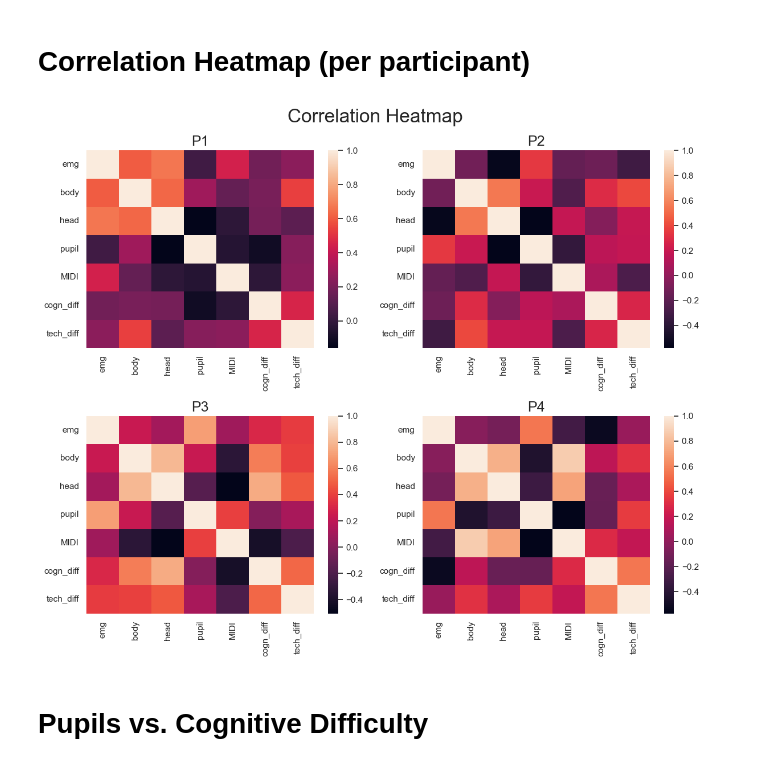
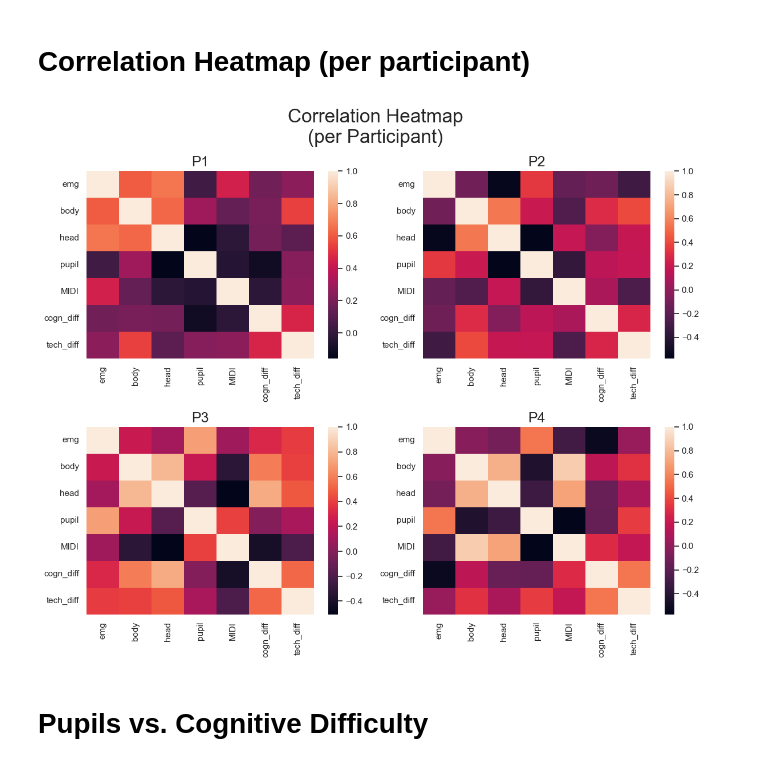
Before and after one commit to wnetzel/Pilot-Study, a Jupyter notebook: Notebooks/Correlation tests.ipynb, the cells around one changed output. Saved outputs shown, nothing was run; the diff lists cells and outputs as text; code cells hidden in the pictures.

Commit message:
Updated correlation plots

```diff
--- a/Notebooks/Correlation tests.ipynb
+++ b/Notebooks/Correlation tests.ipynb
@@ -71,36 +71,36 @@ P1_mat = P1_corr.corr()
 round(P1_mat,2)
 
 P2_mat = P2_corr.corr()
 round(P2_mat,2)
 
 P3_mat = P3_corr.corr()
 round(P3_mat,2)
 
 P4_mat = P4_corr.corr()
 round(P4_mat,2)
 
 
 # Plotting
 fig, axs = plt.subplots(2, 2, figsize=(12, 10))
-fig.suptitle('Correlation Heatmap', fontsize=24)
+fig.suptitle('Correlation Heatmap\n(per Participant)', fontsize=24)
 
 sns.heatmap(P1_mat, ax=axs[0,0])
 axs[0,0].set_title('P1', fontsize=18)
 
 sns.heatmap(P2_mat, ax=axs[0,1])
 axs[0,1].set_title('P2', fontsize=18)
 
 sns.heatmap(P3_mat, ax=axs[1,0])
 axs[1,0].set_title('P3', fontsize=18)
 
 sns.heatmap(P4_mat, ax=axs[1,1])
 axs[1,1].set_title('P4', fontsize=18)
 
 fig.tight_layout()
-plt.savefig('./plots/corr_heatmap.pdf')
+plt.savefig('./plots/corr_part_heatmap.pdf')
 plt.show()
 # %% [output]
-[figure, old version]
+[figure, new version]
 # %% [markdown]
 # Pupils vs. Cognitive Difficulty
 # %%
```
Also changed, not shown: parts of 6 cells of this notebook, 4 other files.
